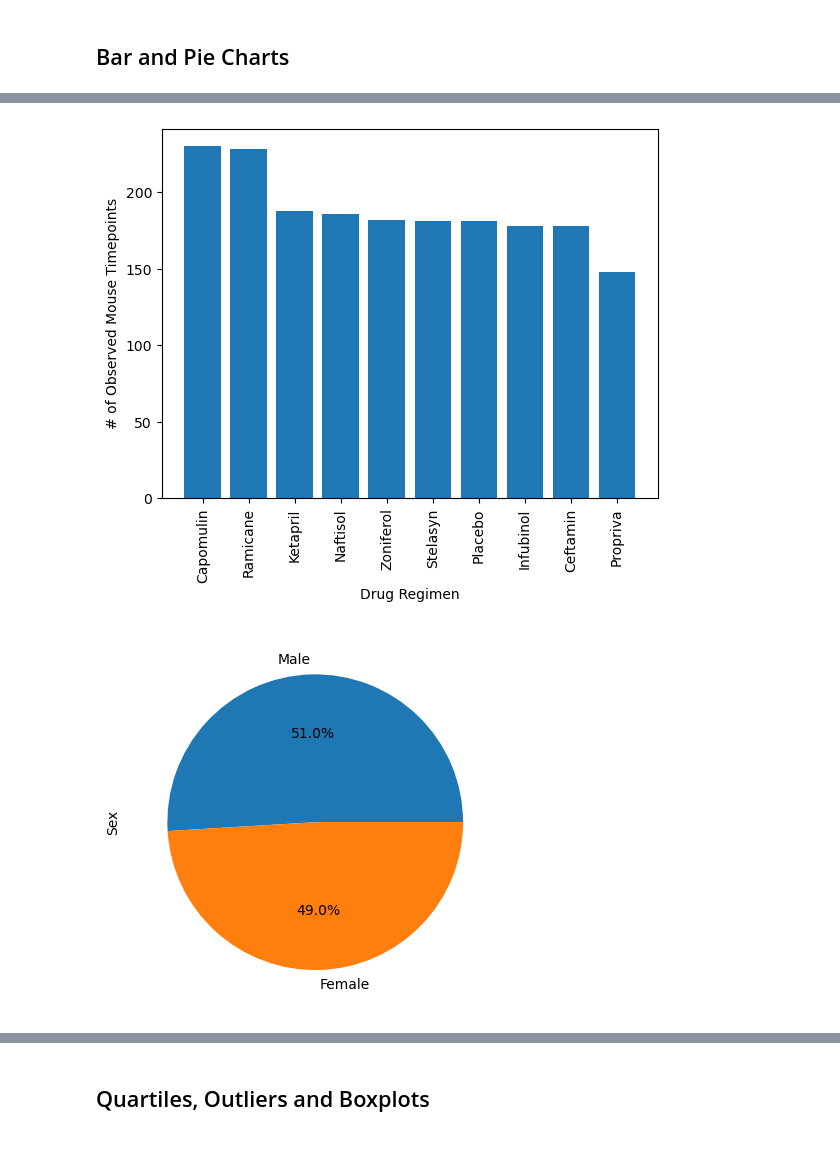
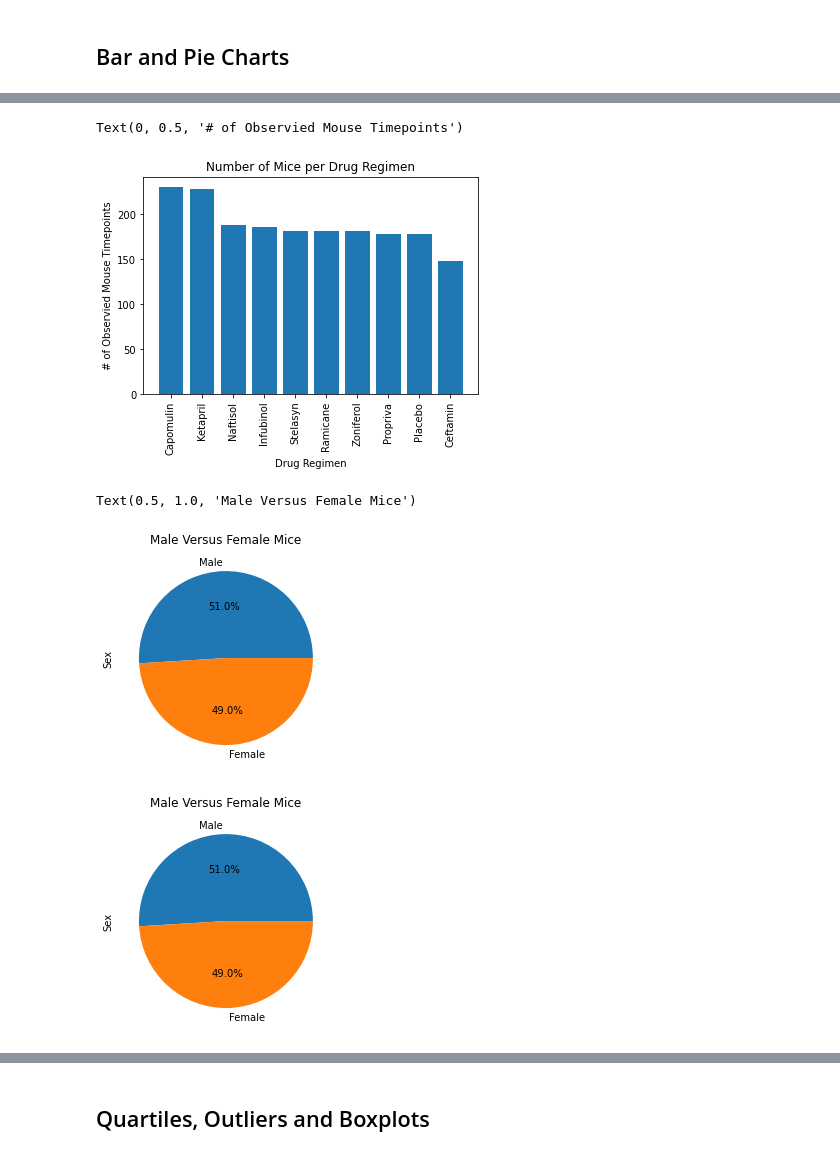
Before and after one commit to aliciahlavac/Pymaceuticals_Challenge, a Jupyter notebook: pymaceuticals.ipynb, the cells around one changed output, grey strips where cells are left out. Saved outputs shown, nothing was run; the diff lists cells and outputs as text; code cells hidden in the pictures.

```diff
--- a/pymaceuticals.ipynb
+++ b/pymaceuticals.ipynb
@@ -170,8 +179,33 @@ agg_data
 # %%
 # Generate a bar plot showing the total number of rows (Mouse ID/Timepoints) for each drug regimen using pyplot.
+x_variable = clean_data["Drug Regimen"].unique()
+y_variable = clean_data["Drug Regimen"].value_counts()
+
+# Use PyPlot to plot a bar graph
+plt.bar(x_variable, y_variable, align="center")
+plt.title("Number of Mice per Drug Regimen")
+plt.xlabel("Drug Regimen")
+plt.xticks(rotation=90)
+plt.ylabel("# of Observied Mouse Timepoints")
 # %% [output]
+Text(0, 0.5, '# of Observied Mouse Timepoints')
-[figure, old version]
+[figure, new version]
+# %%
+# Generate a pie plot showing the distribution of female versus male mice using Pandas
+# Create a DataFrame compare male vs. female counts
+sex_data = clean_data["Sex"].value_counts()
+# Create a pie chart using Pandas plot
+pie_figure = sex_data.plot(kind="pie", autopct="%1.1f%%")
+plt.title("Male Versus Female Mice")
+plt.show()
+# %% [output]
+Text(0.5, 1.0, 'Male Versus Female Mice')
+[figure, added]
 # %%
-# Generate a pie plot showing the distribution of female versus male mice using Pandas
+# Generate a pie plot showing the distribution of female versus male mice using pyplot
+plt.title("Male Versus Female Mice")
+plt.pie(sex_data,labels = ["Male","Female"], autopct="%1.1f%%")
+plt.ylabel("Sex")
+plt.show()
 # %% [output]
-[figure, old version]
+[figure, new version]
```
Also changed, not shown: parts of 2 cells of this notebook.
